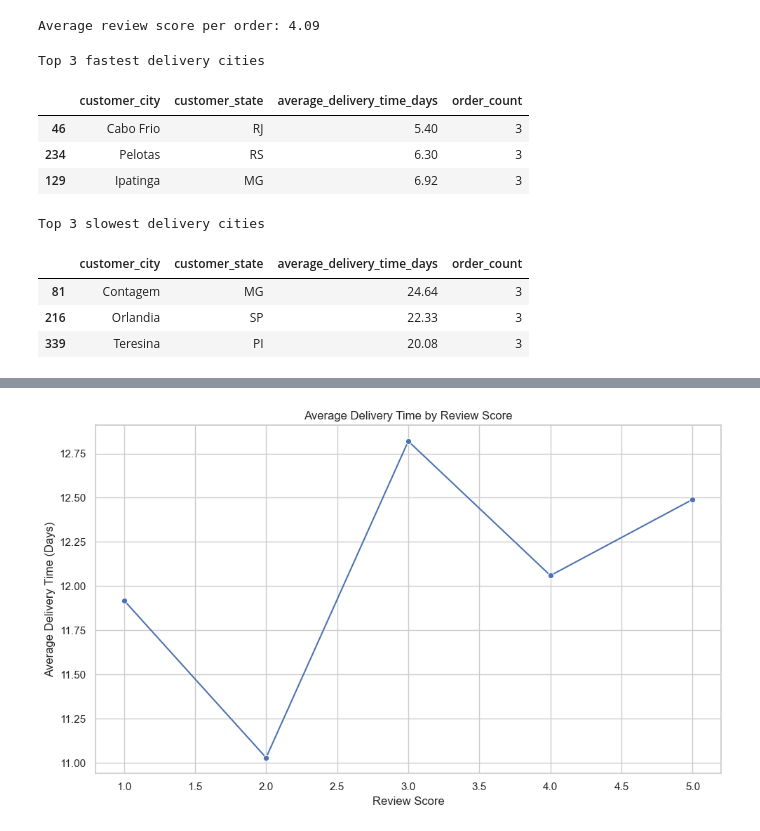
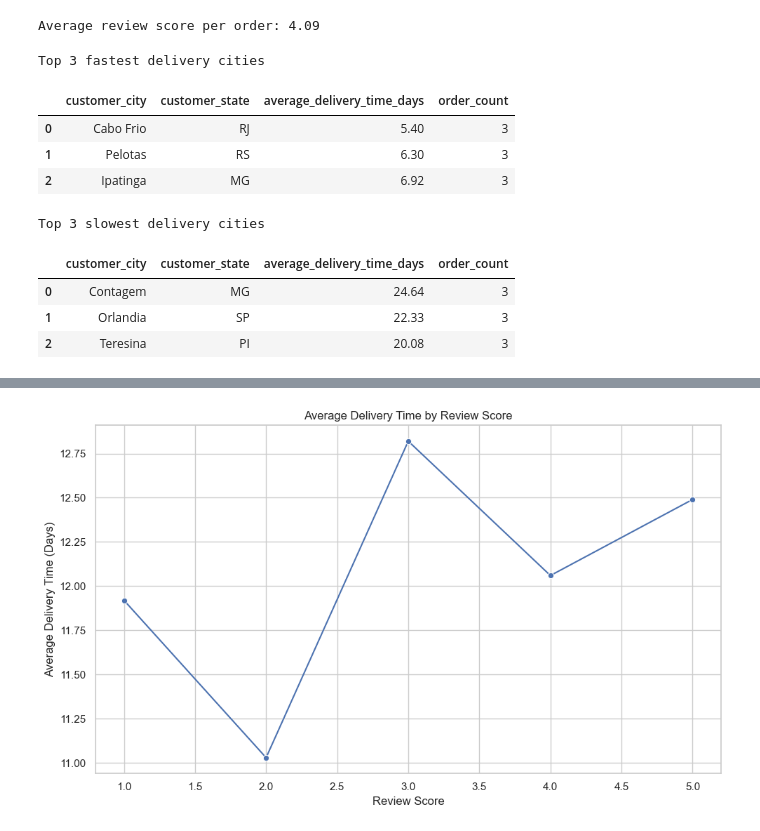
Before and after one commit to Aditya26ind/sales-pipeline-local, a Jupyter notebook: notebooks/target_insights.ipynb, the cells around one changed output, grey strips where cells are left out. Cells and saved outputs as stored; diff of their text form; code cells hidden in the pictures.

```diff
--- a/notebooks/target_insights.ipynb
+++ b/notebooks/target_insights.ipynb
@@ -375,34 +375,27 @@ print(f"Average review score per order: {average_review_score_value}")
 Average review score per order: 4.09
 # %%
 delivery_by_city_df = (
-    df.groupby(["customer_city", "customer_state"], as_index=False)
+    spark_df.groupBy("customer_city", "customer_state")
     .agg(
-        average_delivery_time_days=("delivery_time_days", "mean"),
-        order_count=("Id", "count"),
+        F.round(F.avg("delivery_time_days"), 2).alias("average_delivery_time_days"),
+        F.count("Id").alias("order_count"),
     )
-    .query("order_count >= 3")
+    .filter(F.col("order_count") >= 3)
 )
-delivery_by_city_df["average_delivery_time_days"] = delivery_by_city_df["average_delivery_time_days"].round(2)
-
-fastest_cities_df = delivery_by_city_df.sort_values(
-    ["average_delivery_time_days", "order_count"], ascending=[True, False]
-).head(3)
-slowest_cities_df = delivery_by_city_df.sort_values(
-    ["average_delivery_time_days", "order_count"], ascending=[False, False]
-).head(3)
-
+fastest_cities_pd = delivery_by_city_df.orderBy(F.asc("average_delivery_time_days"), F.desc("order_count")).limit(3).toPandas()
+slowest_cities_pd = delivery_by_city_df.orderBy(F.desc("average_delivery_time_days"), F.desc("order_count")).limit(3).toPandas()
 print("Top 3 fastest delivery cities")
-display(fastest_cities_df)
+display(fastest_cities_pd)
 print("Top 3 slowest delivery cities")
-display(slowest_cities_df)
+display(slowest_cities_pd)
 # %% [output]
 Top 3 fastest delivery cities
 |  | customer_city | customer_state | average_delivery_time_days | order_count |
-| 46 | Cabo Frio | RJ | 5.40 | 3 |
-| 234 | Pelotas | RS | 6.30 | 3 |
-| 129 | Ipatinga | MG | 6.92 | 3 |
+| 0 | Cabo Frio | RJ | 5.40 | 3 |
+| 1 | Pelotas | RS | 6.30 | 3 |
+| 2 | Ipatinga | MG | 6.92 | 3 |
 Top 3 slowest delivery cities
 |  | customer_city | customer_state | average_delivery_time_days | order_count |
-| 81 | Contagem | MG | 24.64 | 3 |
-| 216 | Orlandia | SP | 22.33 | 3 |
-| 339 | Teresina | PI | 20.08 | 3 |
+| 0 | Contagem | MG | 24.64 | 3 |
+| 1 | Orlandia | SP | 22.33 | 3 |
+| 2 | Teresina | PI | 20.08 | 3 |
```
Also changed, not shown: parts of 44 cells of this notebook.
